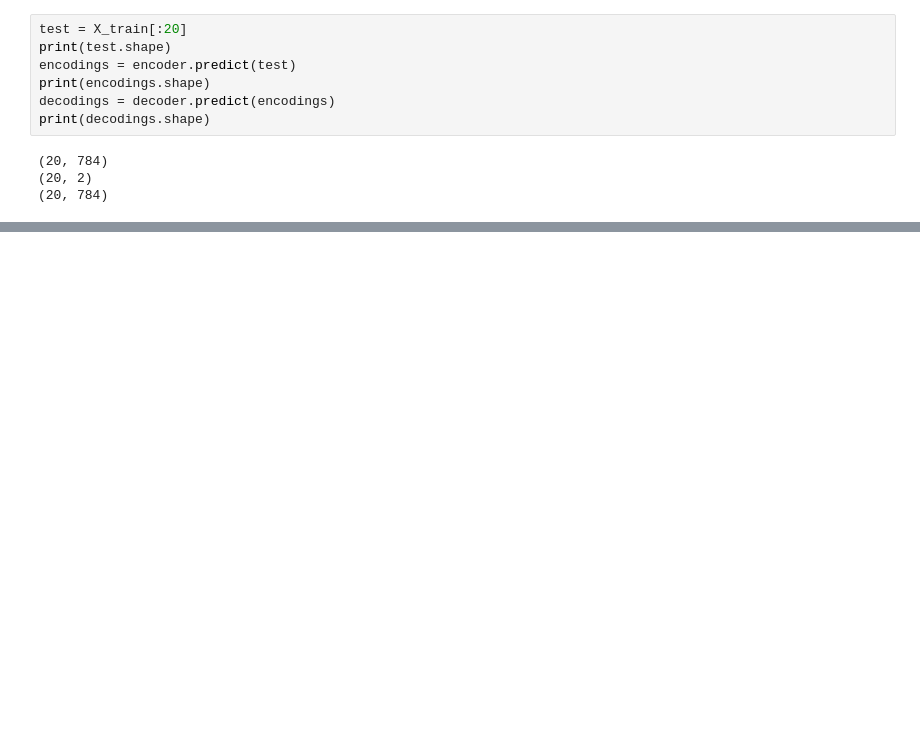
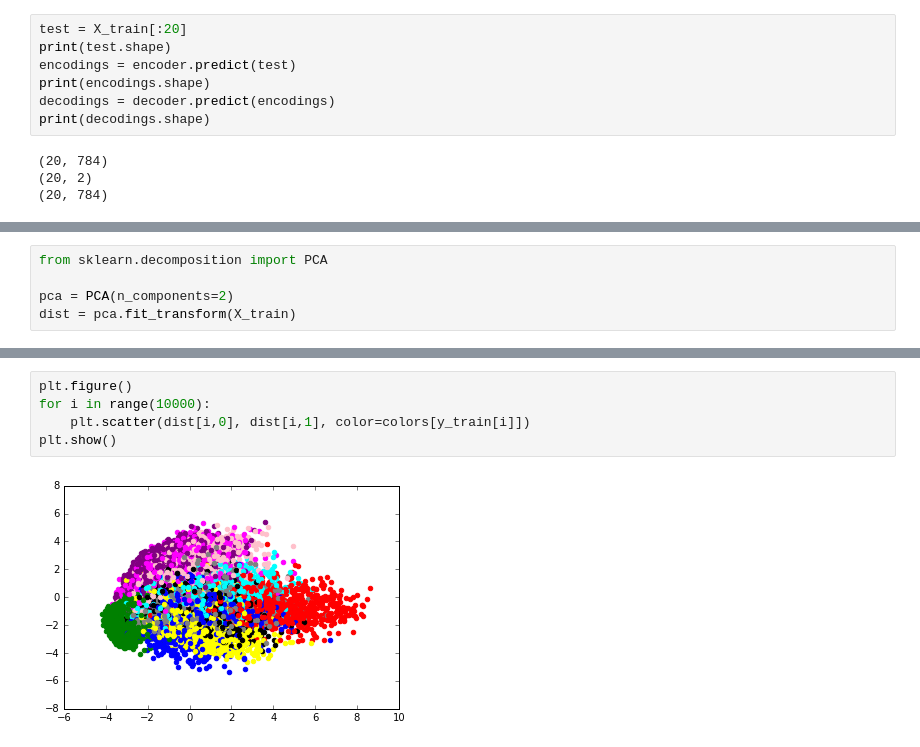
Before and after one commit to coding-blocks-archives/MachineLearning_Dwarka_2018, a Jupyter notebook: class_13/Stacked AutoEncoder.ipynb, the cells around one changed output, grey strips where cells are left out. Drawn from its saved outputs; the diff is of its cells as text; blank space fills up the shorter version.

```diff
--- a/class_13/Stacked AutoEncoder.ipynb
+++ b/class_13/Stacked AutoEncoder.ipynb
@@ -172,0 +190,5 @@ plt.show()
+# %%
+from sklearn.decomposition import PCA
+
+pca = PCA(n_components=2)
+dist = pca.fit_transform(X_train)
@@ -172,0 +199,7 @@ plt.show()
+# %%
+plt.figure()
+for i in range(10000):
+    plt.scatter(dist[i,0], dist[i,1], color=colors[y_train[i]])
+plt.show()
+# %% [output]
+[figure, added]
```
Also changed, not shown: parts of 11 cells of this notebook, 1 other file.
